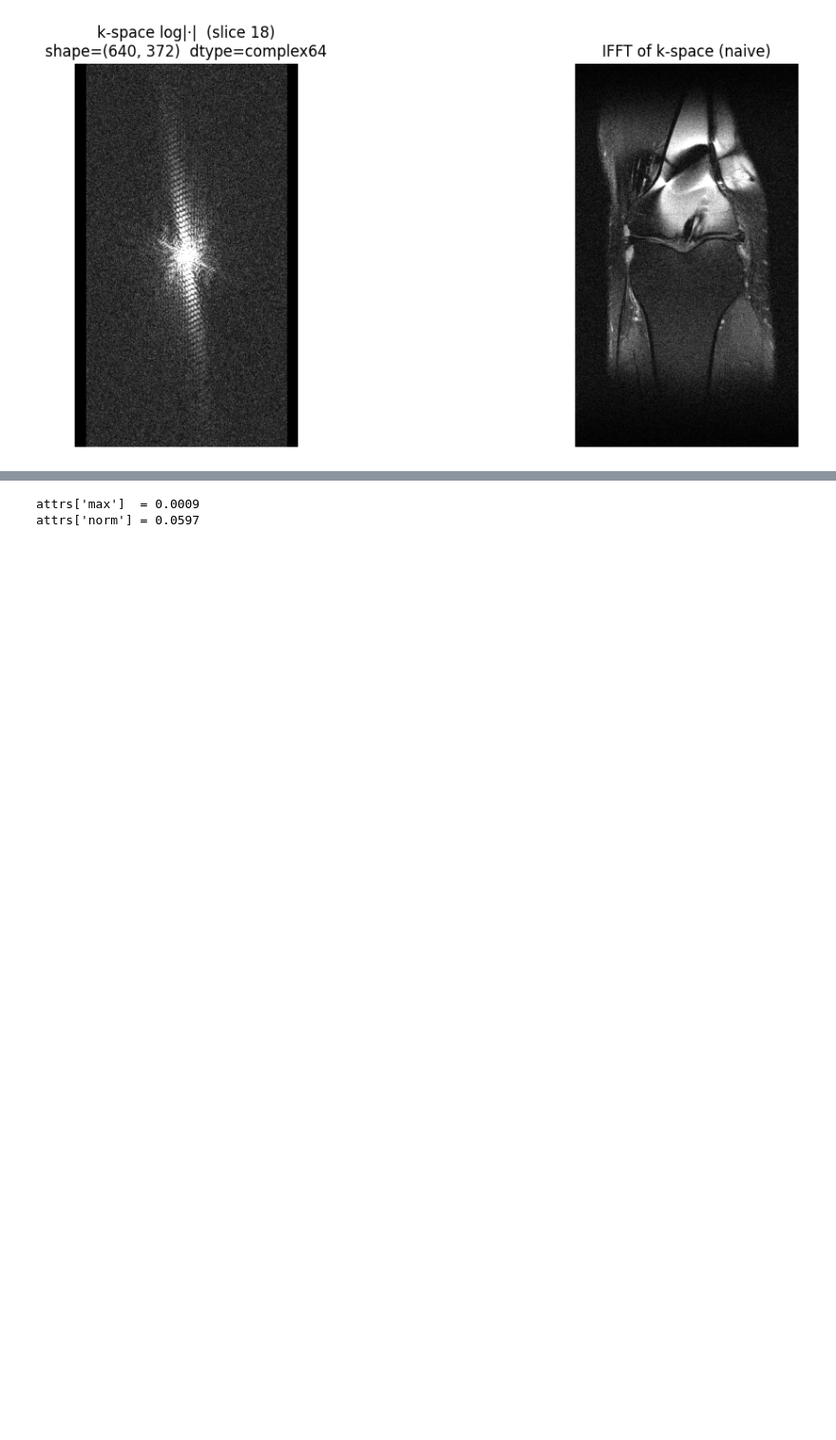
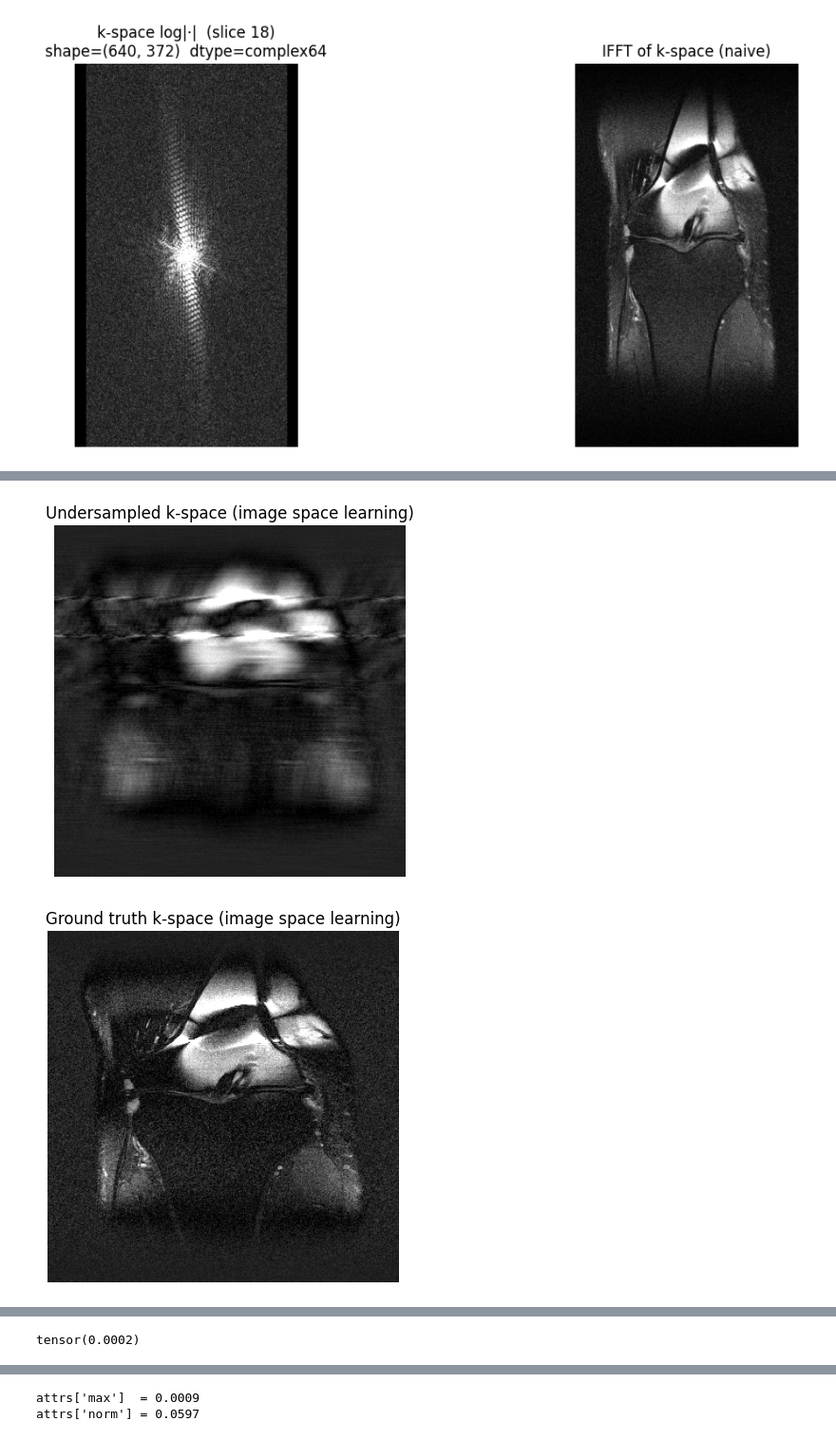
Before and after one commit to amlannag/MambaCS, a Jupyter notebook: notebooks/kspace_analysis.ipynb, the cells around one changed output, grey strips where cells are left out. Shown at 95% size. Cells and saved outputs as stored; diff of their text form; code cells hidden in the pictures; blank space fills up the shorter version.

```diff
--- a/notebooks/kspace_analysis.ipynb
+++ b/notebooks/kspace_analysis.ipynb
@@ -38,0 +92,23 @@ kspace : (36, 640, 372) complex64
+# %%
+im_input, im_dc_input, im_gt, im_metric = simulate_undersampling(ks_tensor, mask, learning="image_space")
+
+plt.imshow(norm(np.abs(im_input.squeeze())), cmap="gray")
+plt.title("Undersampled k-space (image space learning)")
+plt.axis("off")
+plt.show()
+
+plt.imshow(norm(np.abs(im_gt.squeeze())), cmap="gray")
+plt.title("Ground truth k-space (image space learning)")
+plt.axis("off")
+plt.show()
+
+data_corrected_image = FFT_DC(im_input, im_dc_input, mask,1)
+plt.imshow(norm(data_corrected_image.squeeze()), cmap="gray")
+plt.title("Data-consistent image")
+plt.axis("off")
+plt.show()
+
+print(torch.sum(data_corrected_image - im_input))
+# %% [output]
+[figure, added]
+[figure, added]
@@ -38,0 +116 @@ kspace : (36, 640, 372) complex64
+tensor(0.0002)
```
Also changed, not shown: parts of 10 cells of this notebook, 8 other files.
